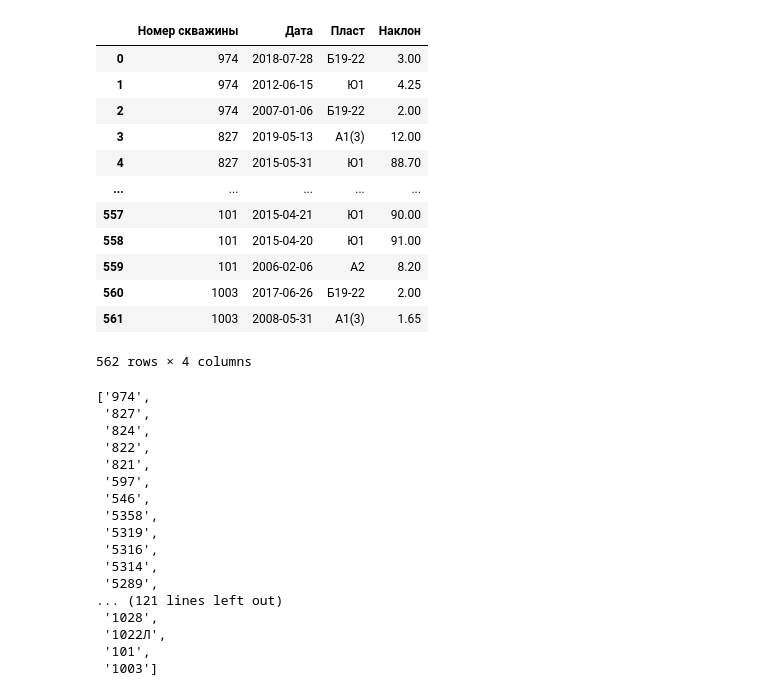
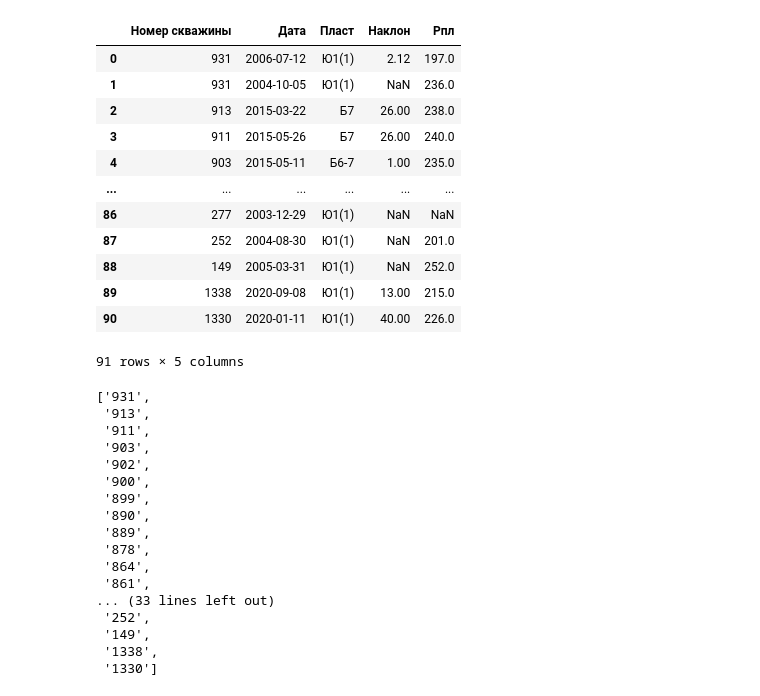
Before and after one commit to lybmvvs/appgazprom2.0, a Jupyter notebook: second app.ipynb, the cells around one changed output. Drawn from its saved outputs; the diff is of its cells as text; code cells hidden in the pictures.

```diff
--- a/second app.ipynb
+++ b/second app.ipynb
@@ -33,28 +33,29 @@ coordinates.head()
 # %%
 grp=pd.read_excel('фраклист1.xlsx',header=[1], index_col=[1])
 grp.reset_index(drop=True)
 grp.reset_index(inplace=True)
+
 grp=grp.drop(['Unnamed: 0','Подрядчик','Комментарии','Страница','Unnamed: 6','Азимут'],axis=1)
-grp=grp.drop(['V гель','V без под','V под','М бр','Гель','Конц','Расход','Эфф','Рпл Хорнер','Проппант','k','Ноб','Нэф','Рпл','Верх','Низ'],axis=1)
+grp=grp.drop(['V гель','V без под','V под','М бр','Гель','Конц','Расход','Эфф','Рпл Хорнер','Проппант','k','Ноб','Нэф','Верх','Низ'],axis=1)
 grp=grp.drop(['Xf','Hf','Wf','PIdsg','Скин-фактор','JD','FCD','М пр','Покр','План'],axis=1)
 grp['Номер скважины'] = grp.apply(
     lambda x:
     str(x['Номер скважины']), axis=1)
 grp
 # %% [output]
-|  | Номер скважины | Дата | Пласт | Наклон |
-| 0 | 974 | 2018-07-28 | Б19-22 | 3.00 |
-| 1 | 974 | 2012-06-15 | Ю1 | 4.25 |
-| 2 | 974 | 2007-01-06 | Б19-22 | 2.00 |
-| 3 | 827 | 2019-05-13 | А1(3) | 12.00 |
-| 4 | 827 | 2015-05-31 | Ю1 | 88.70 |
-| ... | ... | ... | ... | ... |
-| 557 | 101 | 2015-04-21 | Ю1 | 90.00 |
-| 558 | 101 | 2015-04-20 | Ю1 | 91.00 |
-| 559 | 101 | 2006-02-06 | А2 | 8.20 |
-| 560 | 1003 | 2017-06-26 | Б19-22 | 2.00 |
-| 561 | 1003 | 2008-05-31 | А1(3) | 1.65 |
+|  | Номер скважины | Дата | Пласт | Наклон | Pпл |
+| 0 | 931 | 2006-07-12 | Ю1(1) | 2.12 | 197.0 |
+| 1 | 931 | 2004-10-05 | Ю1(1) | NaN | 236.0 |
+| 2 | 913 | 2015-03-22 | Б7 | 26.00 | 238.0 |
+| 3 | 911 | 2015-05-26 | Б7 | 26.00 | 240.0 |
+| 4 | 903 | 2015-05-11 | Б6-7 | 1.00 | 235.0 |
+| ... | ... | ... | ... | ... | ... |
+| 86 | 277 | 2003-12-29 | Ю1(1) | NaN | NaN |
+| 87 | 252 | 2004-08-30 | Ю1(1) | NaN | 201.0 |
+| 88 | 149 | 2005-03-31 | Ю1(1) | NaN | 252.0 |
+| 89 | 1338 | 2020-09-08 | Ю1(1) | 13.00 | 215.0 |
+| 90 | 1330 | 2020-01-11 | Ю1(1) | 40.00 | 226.0 |
-562 rows × 4 columns
+91 rows × 5 columns
 # %%
 #координаты скважин для нашего объекта
 my_wells=grp['Номер скважины'].tolist()
@@ -64,23 +65,23 @@ for x in my_wells:
         my_wells_no_repeat.append(x)
 my_wells_no_repeat
 # %% [output]
-['974',
- '827',
- '824',
- '822',
- '821',
- '597',
- '546',
- '5358',
- '5319',
- '5316',
- '5314',
- '5289',
-... (121 lines left out)
- '1028',
- '1022Л',
- '101',
- '1003']
+['931',
+ '913',
+ '911',
+ '903',
+ '902',
+ '900',
+ '899',
+ '890',
+ '889',
+ '878',
+ '864',
+ '861',
+... (33 lines left out)
+ '252',
+ '149',
+ '1338',
+ '1330']
 # %%
 
 coordinates=coordinates[
```
Also changed, not shown: parts of 32 cells of this notebook, 3 other files.
